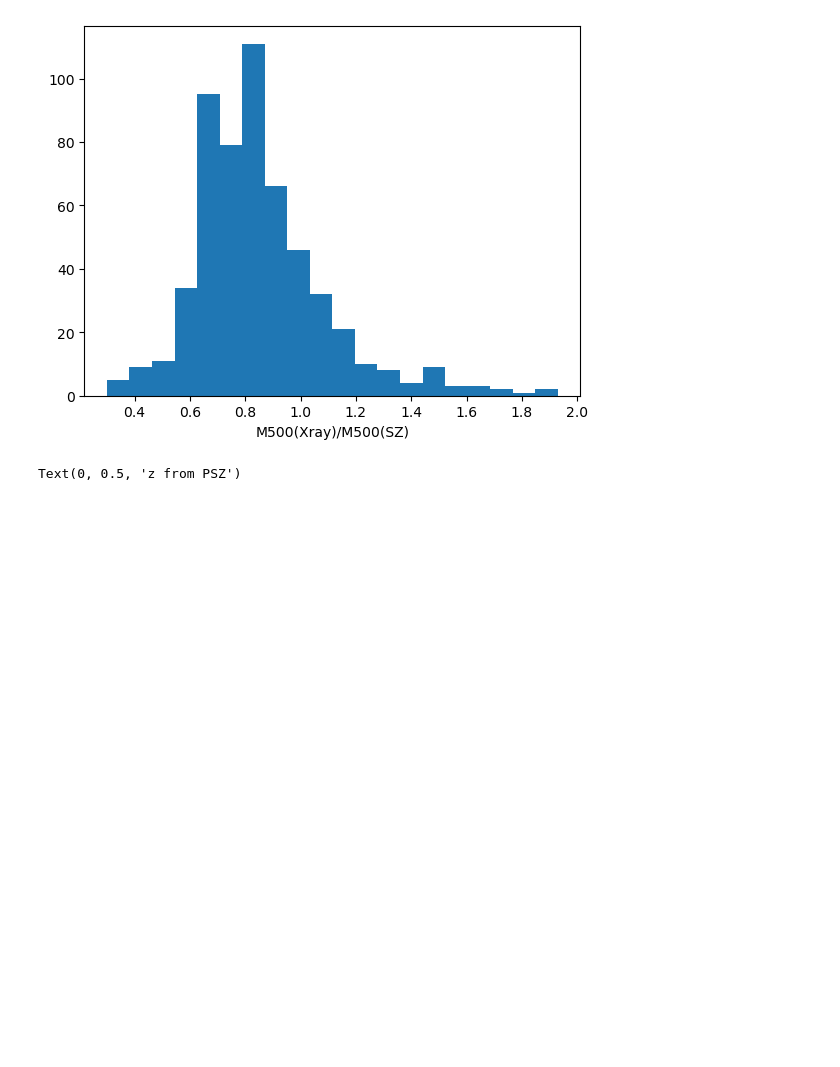
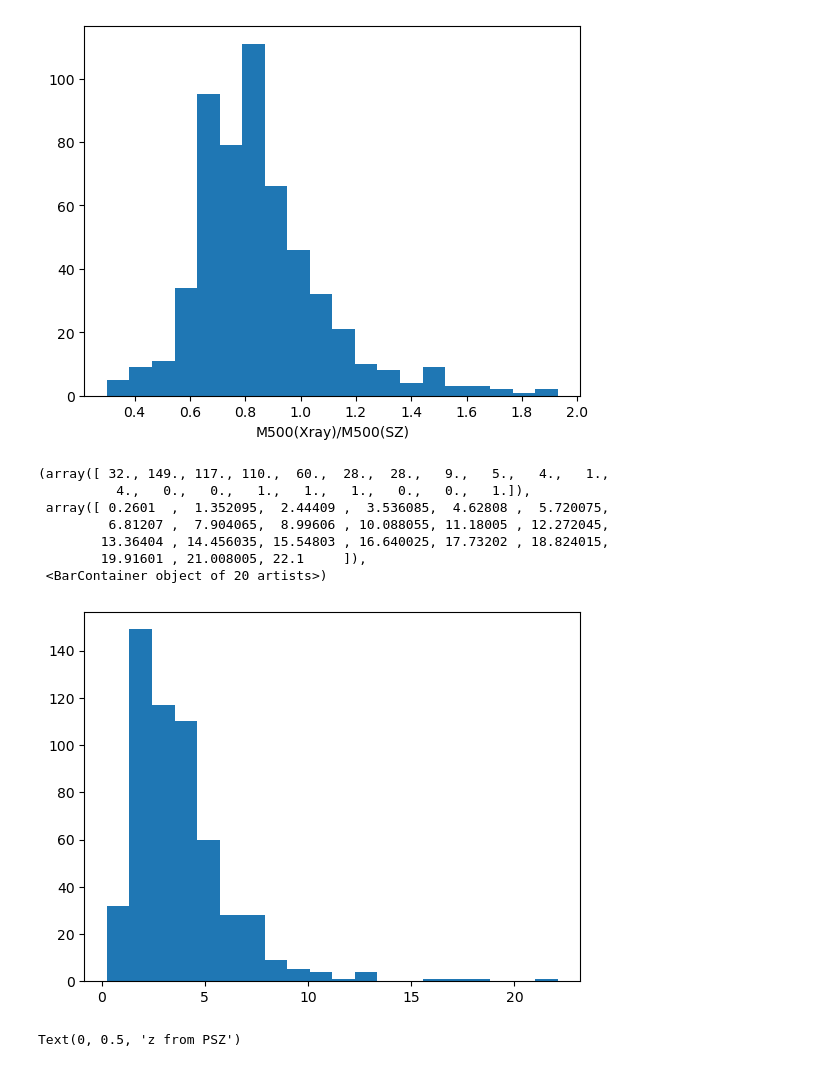
Before and after one commit to eleanorstuart/thermo-idm, a Jupyter notebook: planck_sz_dataset.ipynb, the cells around one changed output. Drawn from its saved outputs; the diff is of its cells as text; code cells hidden in the pictures; blank space fills up the shorter version.

```diff
--- a/planck_sz_dataset.ipynb
+++ b/planck_sz_dataset.ipynb
@@ -180,6 +200,17 @@ plt.xlabel('M500(Xray)/M500(SZ)')
 # %% [output]
 Text(0.5, 0, 'M500(Xray)/M500(SZ)')
 [figure]
+# %%
+plt.hist(combo['M500'], bins=20)
+# %% [output]
+(array([ 32., 149., 117., 110.,  60.,  28.,  28.,   9.,   5.,   4.,   1.,
+          4.,   0.,   0.,   1.,   1.,   1.,   0.,   0.,   1.]),
+ array([ 0.2601  ,  1.352095,  2.44409 ,  3.536085,  4.62808 ,  5.720075,
+         6.81207 ,  7.904065,  8.99606 , 10.088055, 11.18005 , 12.272045,
+        13.36404 , 14.456035, 15.54803 , 16.640025, 17.73202 , 18.824015,
+        19.91601 , 21.008005, 22.1     ]),
+ <BarContainer object of 20 artists>)
+[figure, added]
 # %%
 plt.scatter(combo['z_x'], combo['z_y'])
 plt.xlabel('z from MCXC')
```
Also changed, not shown: parts of 7 cells of this notebook, 5 other files.
